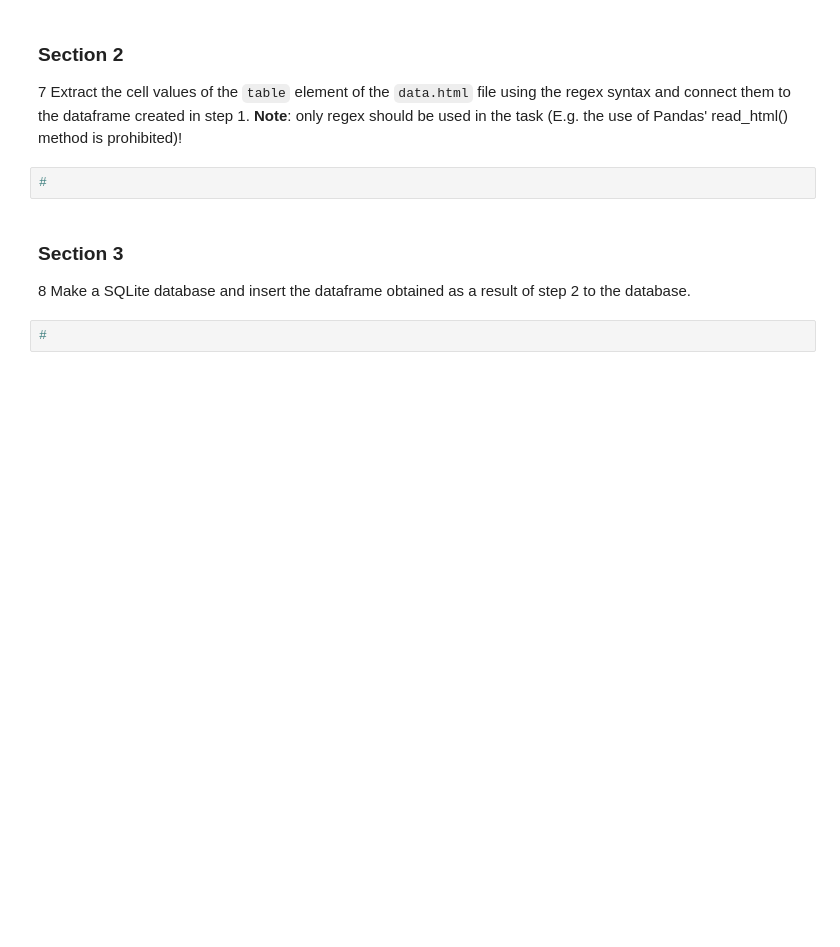
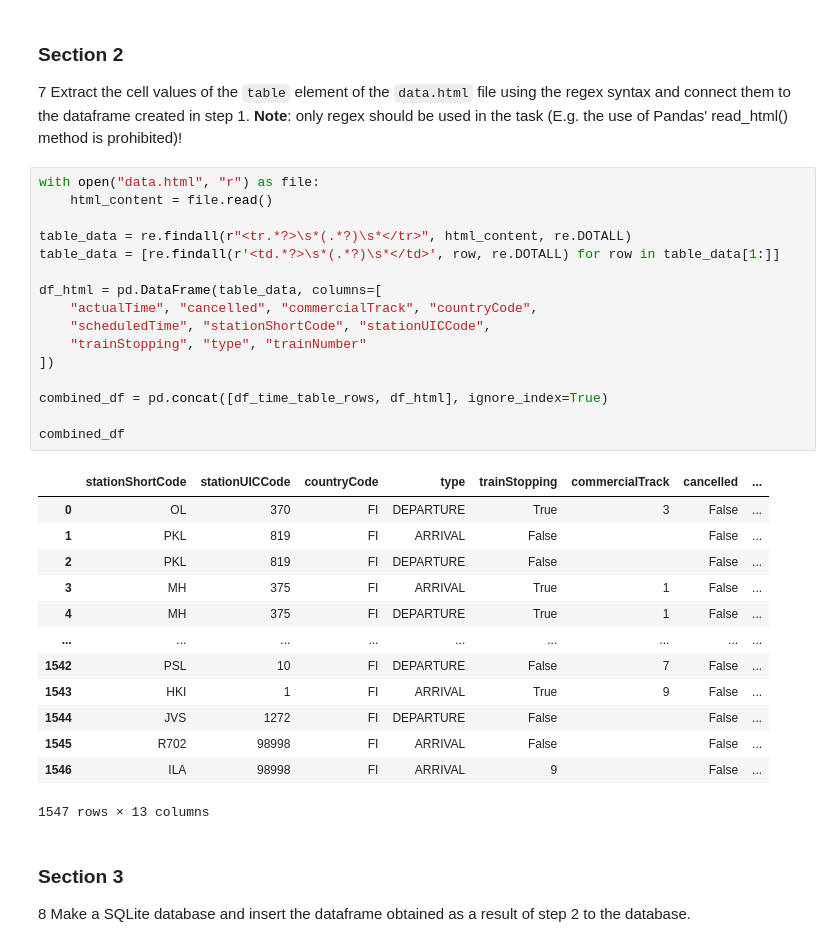
Before and after one commit to jaka-aurora/Data-preprocessing-exercises, a Jupyter notebook: exercises/Exercise_7_Final.ipynb, the cells around one changed output. Saved outputs shown, nothing was run; the diff lists cells and outputs as text; blank space fills up the shorter version.

```diff
--- a/exercises/Exercise_7_Final.ipynb
+++ b/exercises/Exercise_7_Final.ipynb
@@ -52,8 +163,34 @@ This final exercise combines different parts from the previous exercises.
-# %%
-#
+# %%
+with open("data.html", "r") as file:
+    html_content = file.read()
+
+table_data = re.findall(r"<tr.*?>\s*(.*?)\s*</tr>", html_content, re.DOTALL)
+table_data = [re.findall(r'<td.*?>\s*(.*?)\s*</td>', row, re.DOTALL) for row in table_data[1:]]
+
+df_html = pd.DataFrame(table_data, columns=[
+    "actualTime", "cancelled", "commercialTrack", "countryCode",
+    "scheduledTime", "stationShortCode", "stationUICCode",
+    "trainStopping", "type", "trainNumber"
+])
+
+combined_df = pd.concat([df_time_table_rows, df_html], ignore_index=True)
+
+combined_df
+# %% [output]
+|  | stationShortCode | stationUICCode | countryCode | type | trainStopping | commercialTrack | cancelled | ... |
+| 0 | OL | 370 | FI | DEPARTURE | True | 3 | False | ... |
+| 1 | PKL | 819 | FI | ARRIVAL | False |  | False | ... |
+| 2 | PKL | 819 | FI | DEPARTURE | False |  | False | ... |
+| 3 | MH | 375 | FI | ARRIVAL | True | 1 | False | ... |
+| 4 | MH | 375 | FI | DEPARTURE | True | 1 | False | ... |
+| ... | ... | ... | ... | ... | ... | ... | ... | ... |
+| 1542 | PSL | 10 | FI | DEPARTURE | False | 7 | False | ... |
+| 1543 | HKI | 1 | FI | ARRIVAL | True | 9 | False | ... |
+| 1544 | JVS | 1272 | FI | DEPARTURE | False |  | False | ... |
+| 1545 | R702 | 98998 | FI | ARRIVAL | False |  | False | ... |
+| 1546 | ILA | 98998 | FI | ARRIVAL | 9 |  | False | ... |
+1547 rows × 13 columns
 # %% [markdown]
 ### Section 3
 
 8 Make a SQLite database and insert the dataframe obtained as a result of step 2 to the database.
-# %%
-#
```
Also changed, not shown: parts of 13 cells of this notebook, 9 other files.
